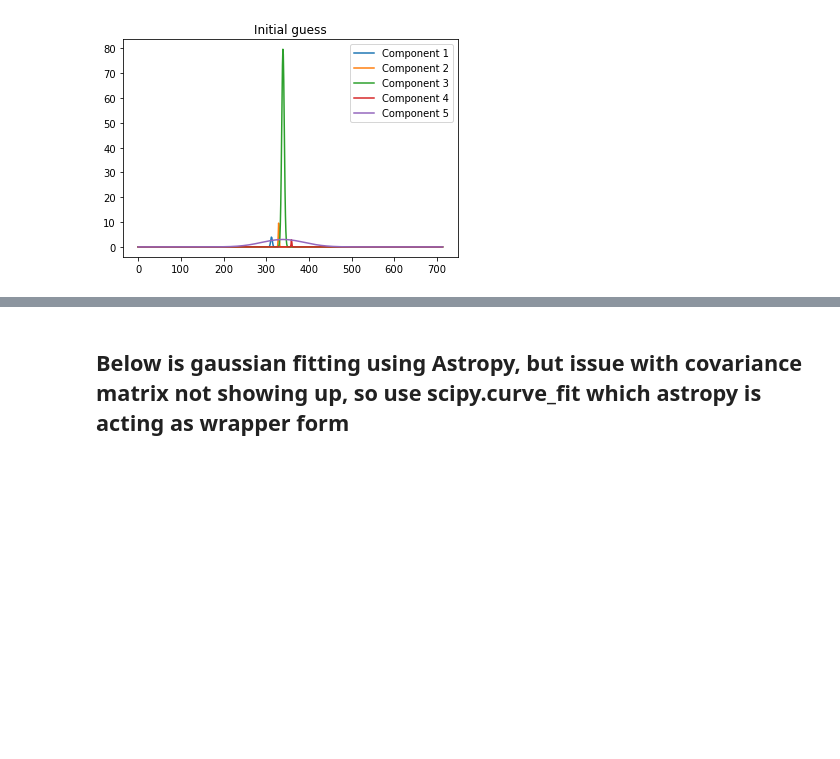
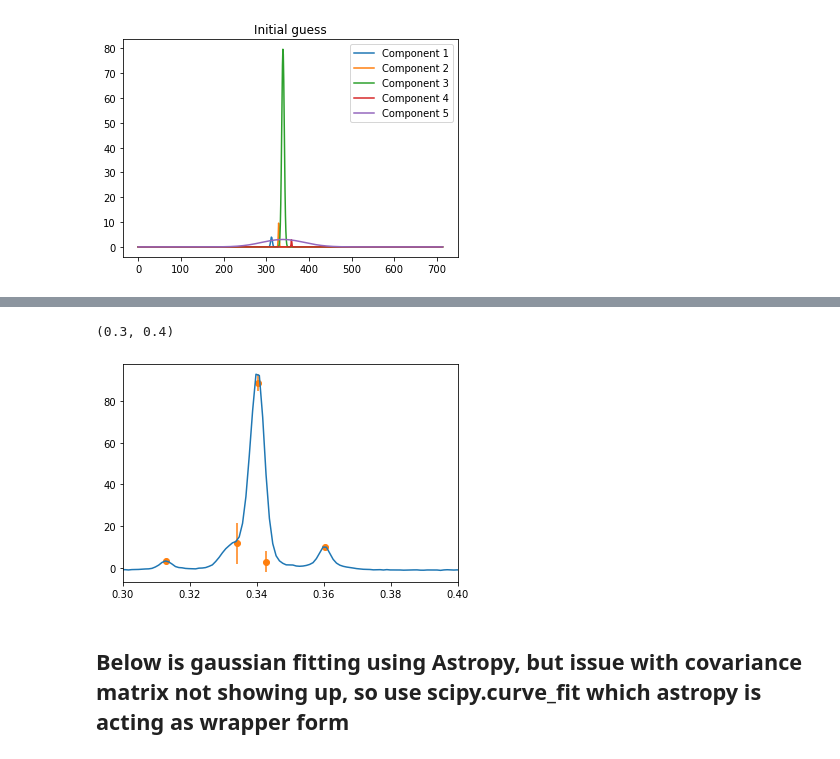
Before and after one commit to minyoungk99/IRES, a Jupyter notebook: J0332_gaussian_fitting.ipynb, the cells around one changed output, grey strips where cells are left out. Drawn from its saved outputs; the diff is of its cells as text; code cells hidden in the pictures; blank space fills up the shorter version.

```diff
--- a/J0332_gaussian_fitting.ipynb
+++ b/J0332_gaussian_fitting.ipynb
@@ -192,3 +164,12 @@ for i, profile in enumerate(calib):
+# %%
+#plot amplitude ratios for each gaussian component
+p = fit_results[0]
+plt.plot(x, p.profile)
+plt.errorbar(p.params[5:10], p.params[:5], yerr=p.errors[:5], fmt='o', barsabove=True)
+plt.xlim(0.3,.4)
+# %% [output]
+(0.3, 0.4)
+[figure, added]
 # %% [markdown]
 ## Below is gaussian fitting using Astropy, but issue with covariance matrix not showing up, so use scipy.curve_fit which astropy is acting as wrapper form
 # %%
```
Also changed, not shown: parts of 8 cells of this notebook, 1 other file.
